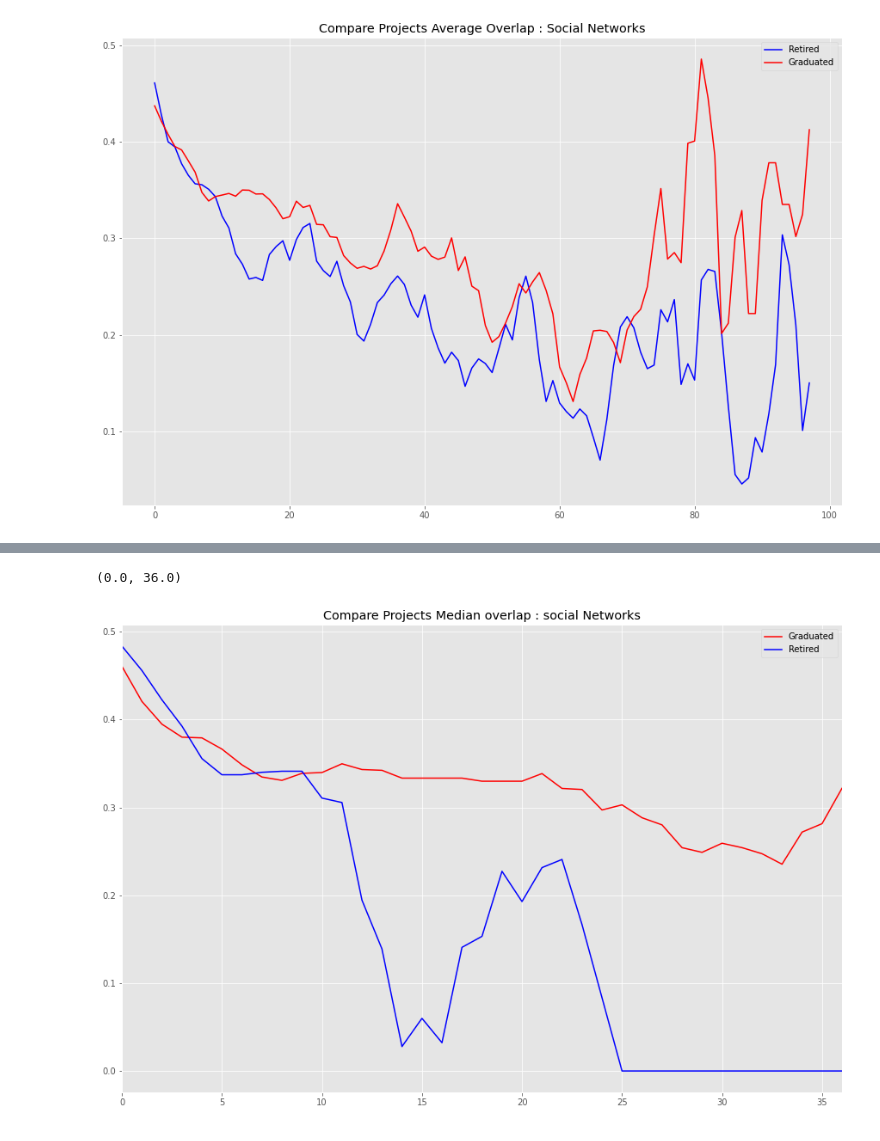
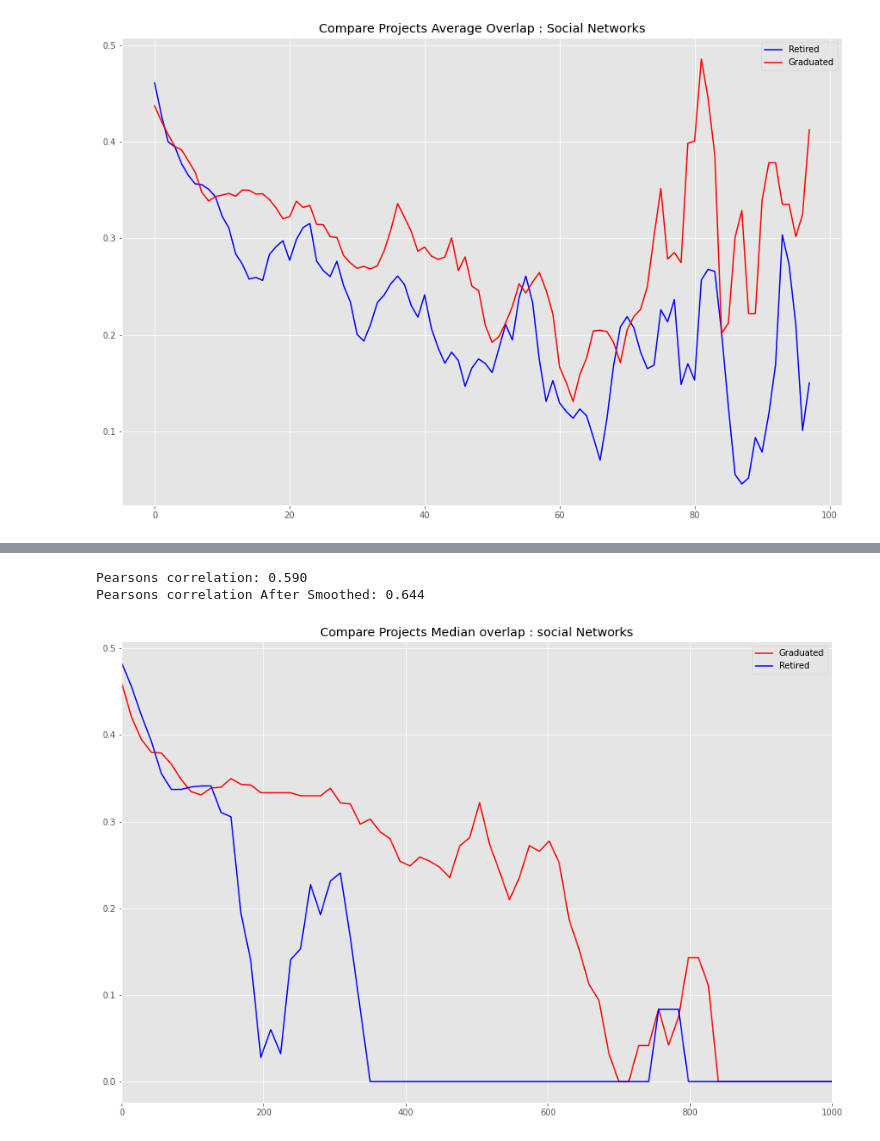
Before and after one commit to zenoWZH/ASFdata_analysis, a Jupyter notebook: smoothed_analysis/network_analysis&edges14.ipynb, the cells around one changed output, grey strips where cells are left out. Cells and saved outputs as stored; diff of their text form; code cells hidden in the pictures.

```diff
--- a/smoothed_analysis/network_analysis&edges14.ipynb
+++ b/smoothed_analysis/network_analysis&edges14.ipynb
@@ -966,8 +966,9 @@ for j in range(len(ave)):
         break
     ave[j]= np.median(ave[j])
 
-x = [x for x in range(len(ave[:j]))]
+x = [x*14 for x in range(len(ave[:j]))]
 d1 = ave[:j]
+data1 = d1[:72]
 from scipy.signal import savgol_filter
 d1 = savgol_filter(ave[:j], 3, 1)
 
@@ -994,11 +995,11 @@ for j in range(len(ave)):
         break
     ave[j]= np.median(ave[j])
 
-x = [x for x in range(len(ave[:j]))]
+x = [x*14 for x in range(len(ave[:j]))]
 d2 = ave[:j]
+data2 = d2[:72]
 from scipy.signal import savgol_filter
 d2 = savgol_filter(ave[:j], 3, 1)
-
 plt.plot(x,d2,color = 'b', label = 'Retired')
 plt.title("Compare Projects Median overlap : Tech Networks")
 
@@ -1006,5 +1007,11 @@ plt.title("Compare Projects Median overlap : Tech Networks")
 #print(count)
 #plt.bar(x,np.array(count[:i])/len(all_graduated)/10, fc='b', alpha=0.3)
 plt.legend(loc='upper right')
-plt.xlim(0, 36)
+plt.xlim(0, 1000)
+
+from scipy.stats import pearsonr
+corr, _ = pearsonr(data1, data2)
+print('Pearsons correlation: %.3f' % corr)
+corr, _ = pearsonr(d1[:72], d2[:72])
+print('Pearsons correlation After Smoothed: %.3f' % corr)
 # %% [output]
@@ -1030,8 +1038,9 @@ for j in range(len(ave)):
         break
     ave[j]= np.median(ave[j])
 
-x = [x for x in range(len(ave[:j]))]
+x = [x*14 for x in range(len(ave[:j]))]
 d1 = ave[:j]
+data1 = d1[:72]
 from scipy.signal import savgol_filter
 d1 = savgol_filter(ave[:j], 3, 1)
 
@@ -1044,37 +1053,45 @@ for x in all_retired:
 
 ave = [[] for i in range(len(df_social_overlaps.index))]
 count = [0 for i in range(len(df_social_overlaps.index))]
 
 for col in all_r:
     data = df_social_overlaps[col].values.tolist()
     flag = False
     for i in range(len(data)):
         if data[i]==-1.0 :
             break
         ave[i].append(data[i])
         count[i]+=1
 for j in range(len(ave)):
     if count[j]==0:
         break
     ave[j]= np.median(ave[j])
 
-x = [x for x in range(len(ave[:j]))]
+x = [x*14 for x in range(len(ave[:j]))]
 d2 = ave[:j]
+data2 = d2[:72]
 from scipy.signal import savgol_filter
 # Smoothed or not smoothed, it is a question
 d2 = savgol_filter(ave[:j], 3, 1)
 
 plt.plot(x,d2,color = 'b', label = 'Retired')
 plt.title("Compare Projects Median overlap : social Networks")
 
 #print(ave)
 #print(count)
 #plt.bar(x,np.array(count[:i])/len(all_graduated)/10, fc='b', alpha=0.3)
 plt.legend(loc='upper right')
-plt.xlim(0, 36)
+plt.xlim(0, 1000)
+
+from scipy.stats import pearsonr
+corr, _ = pearsonr(data1, data2)
+print('Pearsons correlation: %.3f' % corr)
+corr, _ = pearsonr(d1[:72], d2[:72])
+print('Pearsons correlation After Smoothed: %.3f' % corr)
 # %% [output]
-(0.0, 36.0)
+Pearsons correlation: 0.590
+Pearsons correlation After Smoothed: 0.644
-[figure, old version]
+[figure, new version]
 # %%
 gc.collect()
 # %% [output]
```
Also changed, not shown: parts of 4 cells of this notebook, 2 other files.
